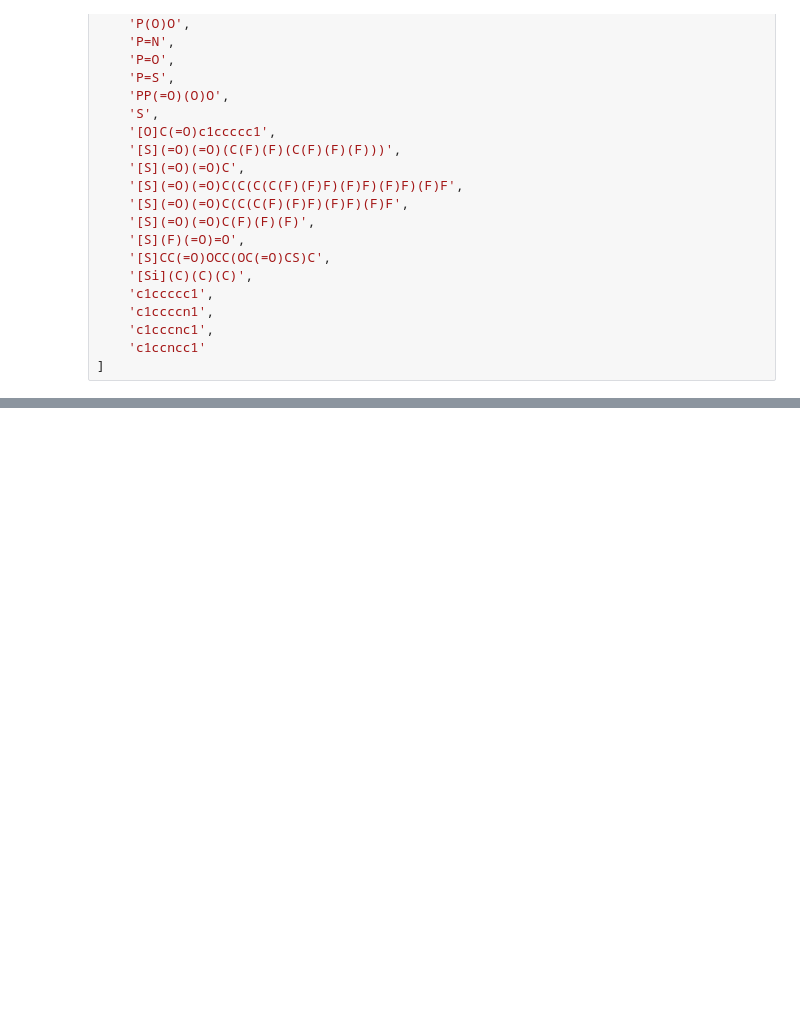
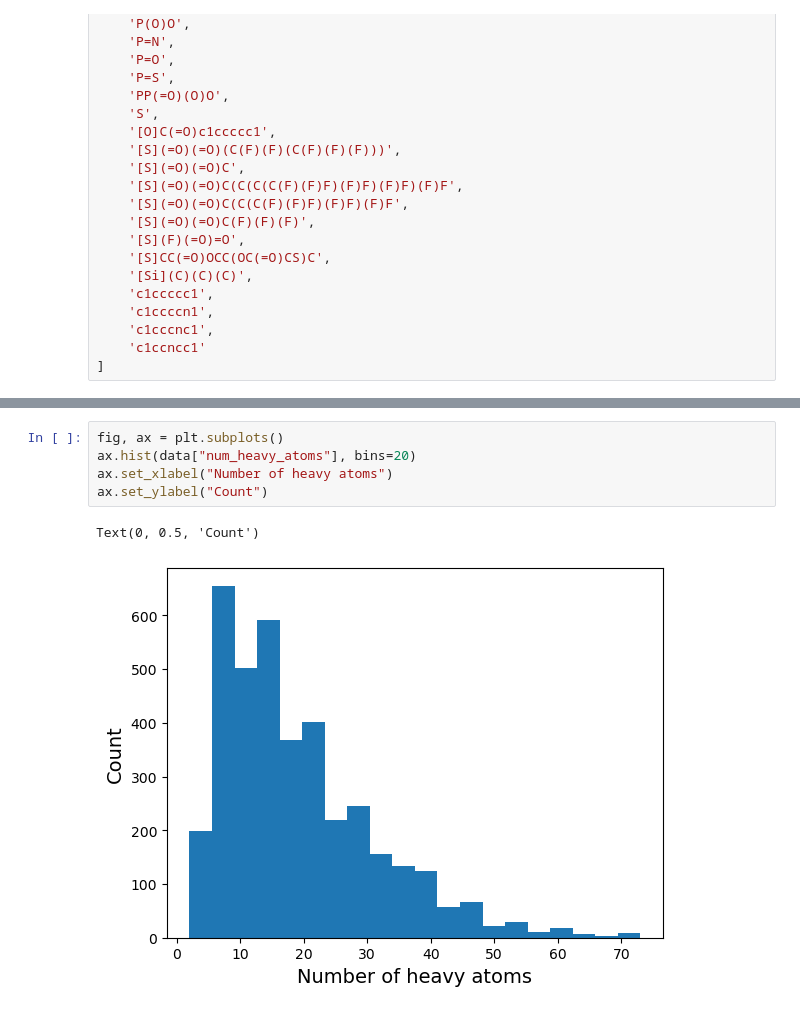
Before and after one commit to Open-Catalyst-Project/om-data, a Jupyter notebook: electrolytes/functionalization/functional_group_substitution.ipynb, the cells around one changed output, grey strips where cells are left out. Drawn from its saved outputs; the diff is of its cells as text; blank space fills up the shorter version.

```diff
--- a/electrolytes/functionalization/functional_group_substitution.ipynb
+++ b/electrolytes/functionalization/functional_group_substitution.ipynb
@@ -422,0 +500,8 @@ len(templates_solvent_additive) + len(templates_redox_flow) + len(templates_ions
+# %%
+fig, ax = plt.subplots()
+ax.hist(data["num_heavy_atoms"], bins=20)
+ax.set_xlabel("Number of heavy atoms")
+ax.set_ylabel("Count")
+# %% [output]
+Text(0, 0.5, 'Count')
+[figure, added]
```
Also changed, not shown: parts of 10 cells of this notebook, 2 other files.
